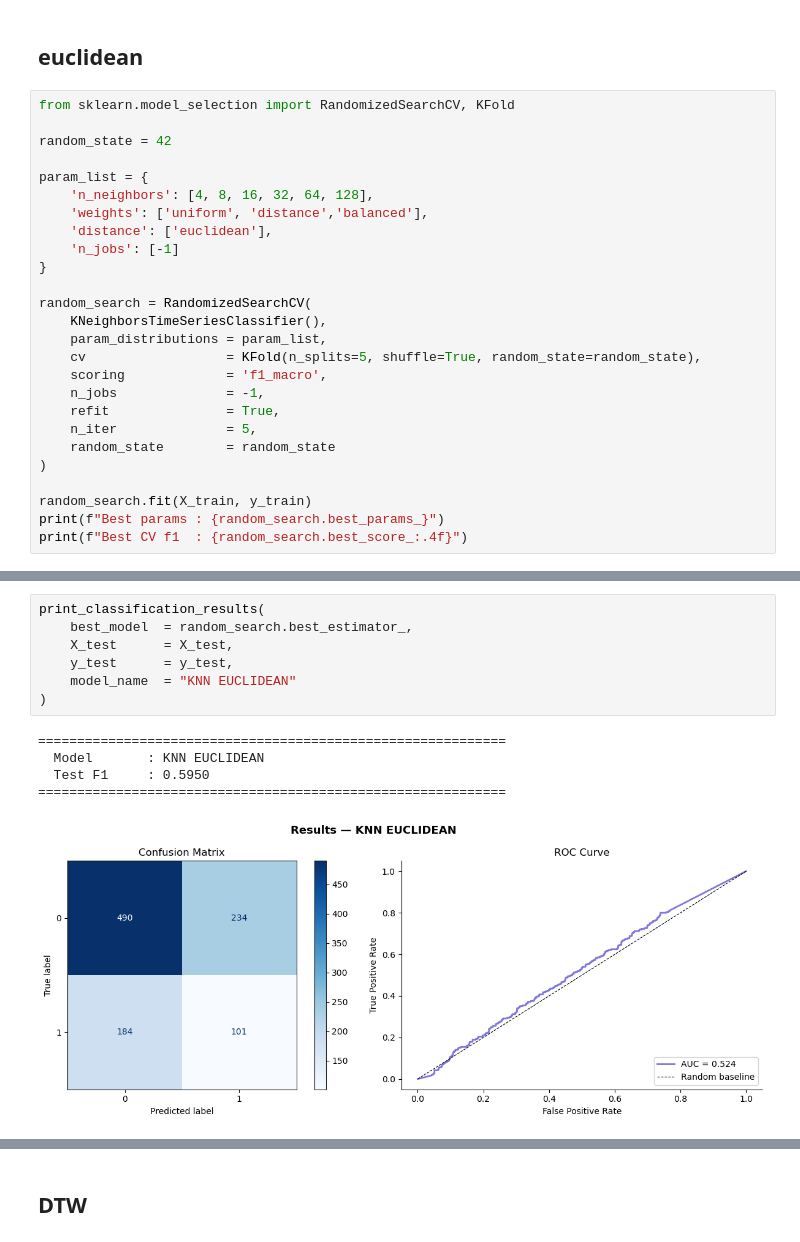
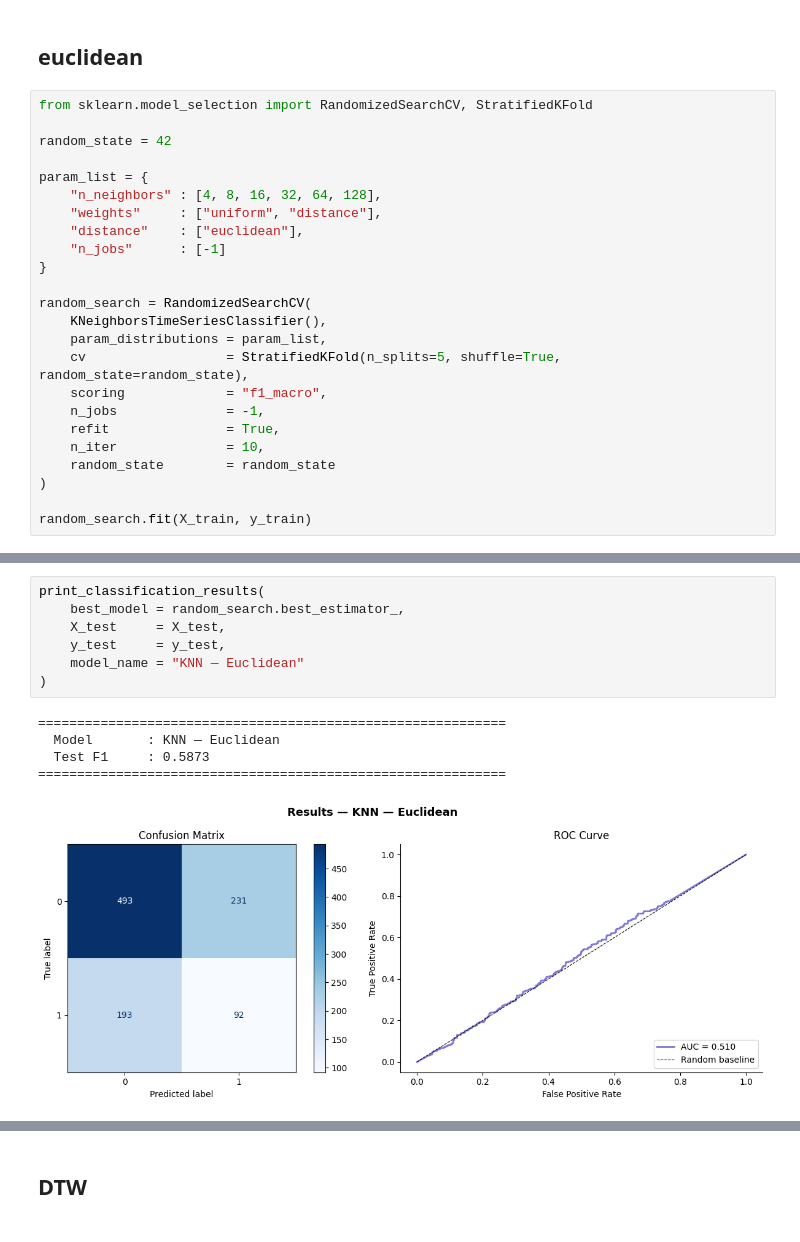
Before and after one commit to alicecalderini/DATAMINING_2-Project, a Jupyter notebook: 10. TIME SERIES/2. TS CLASSIFICATION.ipynb, the cells around one changed output, grey strips where cells are left out. Saved outputs shown, nothing was run; the diff lists cells and outputs as text.

```diff
--- a/10. TIME SERIES/2. TS CLASSIFICATION.ipynb
+++ b/10. TIME SERIES/2. TS CLASSIFICATION.ipynb
@@ -271,29 +340,27 @@ y_test  balance: [724 285]
 # %% [markdown]
 ## euclidean
 # %%
-from sklearn.model_selection import RandomizedSearchCV, KFold
+from sklearn.model_selection import RandomizedSearchCV, StratifiedKFold
 
 random_state = 42
 
 param_list = {
-    'n_neighbors': [4, 8, 16, 32, 64, 128],
-    'weights': ['uniform', 'distance','balanced'],
-    'distance': ['euclidean'],
-    'n_jobs': [-1]
+    "n_neighbors" : [4, 8, 16, 32, 64, 128],
+    "weights"     : ["uniform", "distance"],
+    "distance"    : ["euclidean"],
+    "n_jobs"      : [-1]
 }
 
 random_search = RandomizedSearchCV(
     KNeighborsTimeSeriesClassifier(),
     param_distributions = param_list,
-    cv                  = KFold(n_splits=5, shuffle=True, random_state=random_state),
-    scoring             = 'f1_macro',
+    cv                  = StratifiedKFold(n_splits=5, shuffle=True, random_state=random_state),
+    scoring             = "f1_macro",
     n_jobs              = -1,
     refit               = True,
-    n_iter              = 5,
+    n_iter              = 10,
     random_state        = random_state
 )
 
 random_search.fit(X_train, y_train)
-print(f"Best params : {random_search.best_params_}")
-print(f"Best CV f1  : {random_search.best_score_:.4f}")
 # %% [output]
@@ -325,15 +380,15 @@ Best CV f1  : 0.5770
 # %%
 print_classification_results(
-    best_model  = random_search.best_estimator_,
-    X_test      = X_test,
-    y_test      = y_test,
-    model_name  = "KNN EUCLIDEAN"
+    best_model = random_search.best_estimator_,
+    X_test     = X_test,
+    y_test     = y_test,
+    model_name = "KNN — Euclidean"
 )
 # %% [output]
 ============================================================
-  Model       : KNN EUCLIDEAN
-  Test F1     : 0.5950
+  Model       : KNN — Euclidean
+  Test F1     : 0.5873
 ============================================================
-[figure, old version]
+[figure, new version]
               precision    recall  f1-score   support
 
```
Also changed, not shown: parts of 22 cells of this notebook, 7 other files.
